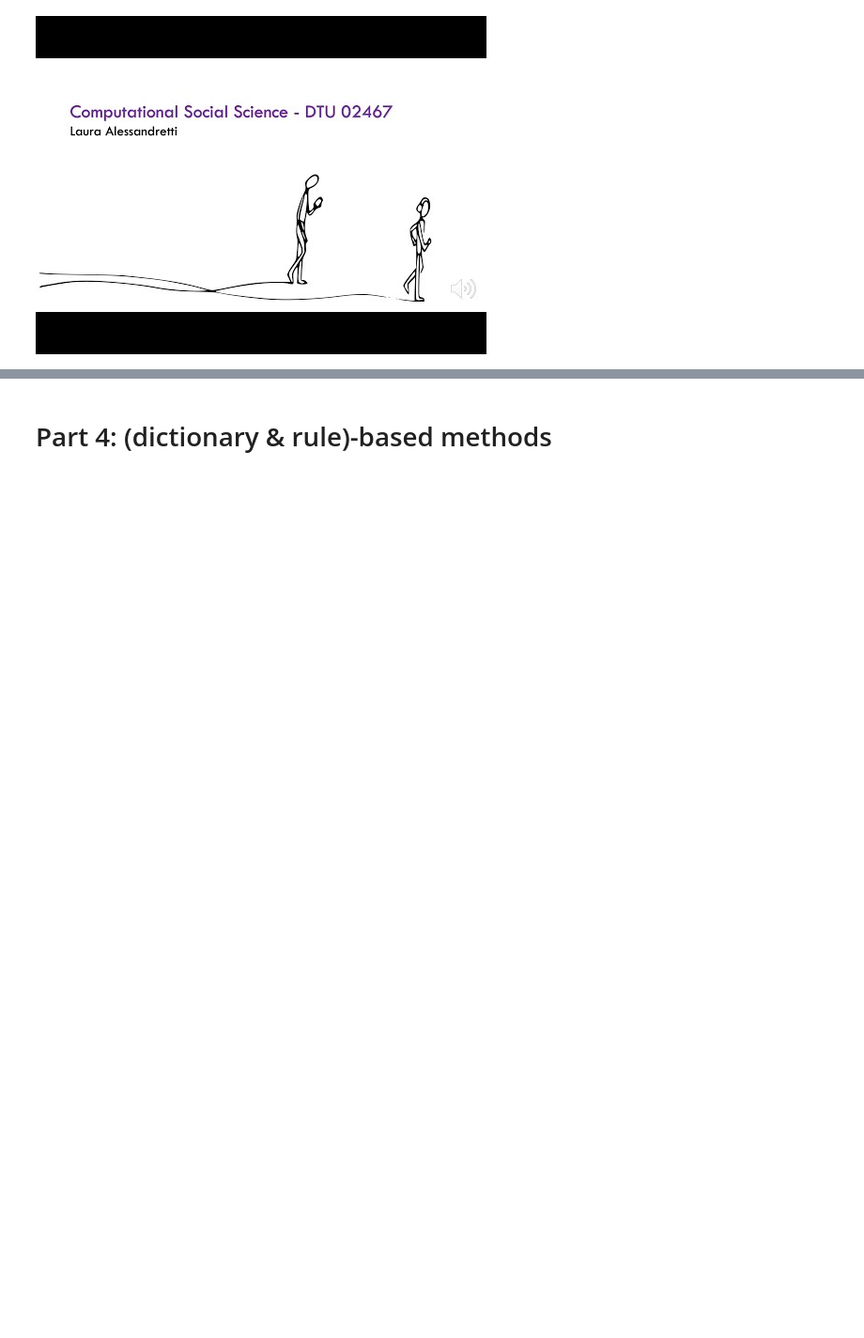
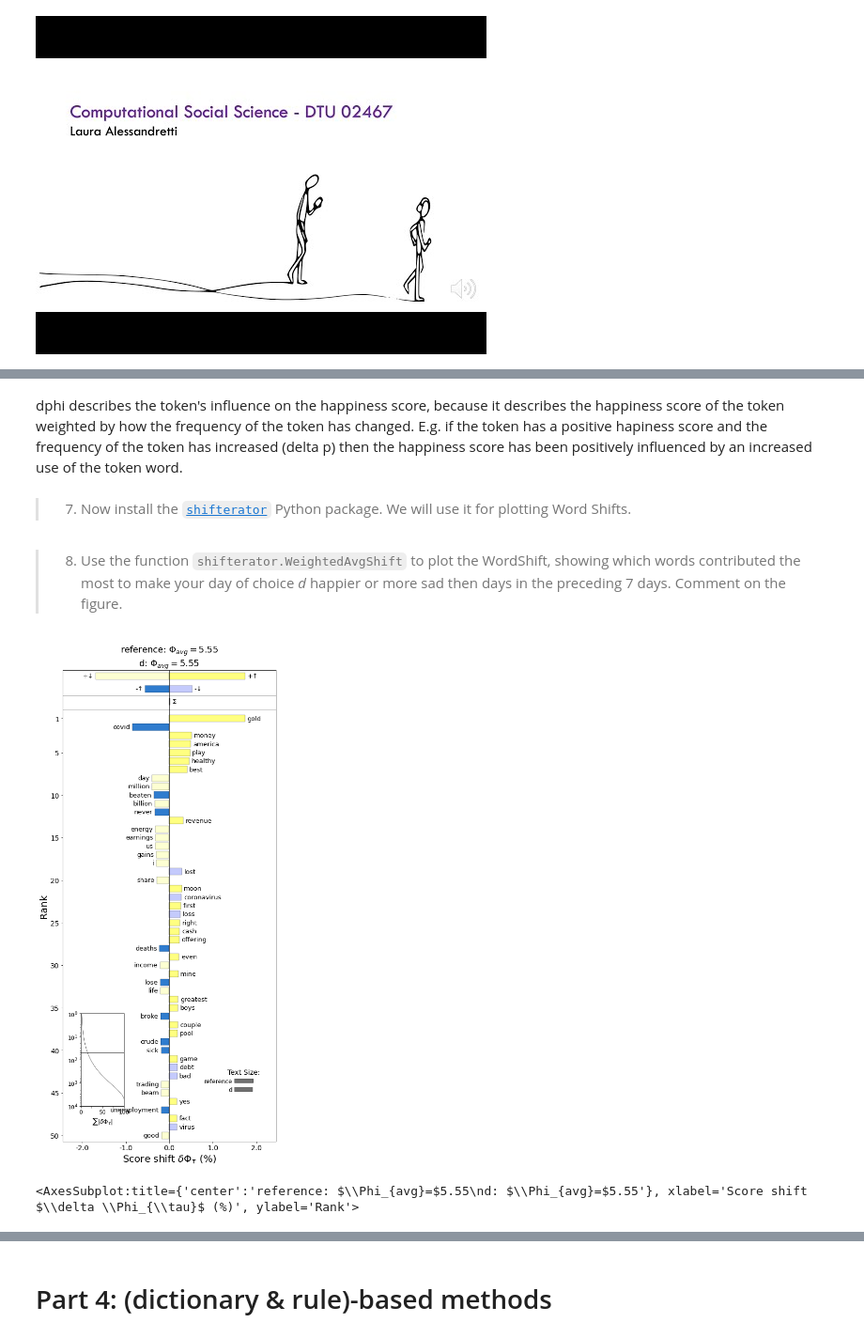
Before and after one commit to wdmdev/comsocsci2021, a Jupyter notebook: lectures/Week7 answers.ipynb, the cells around one changed output, grey strips where cells are left out. Shown at 94% size. Saved outputs shown, nothing was run; the diff lists cells and outputs as text; code cells hidden in the pictures; blank space fills up the shorter version.

```diff
--- a/lectures/Week7 answers.ipynb
+++ b/lectures/Week7 answers.ipynb
@@ -235,0 +350,6 @@ _Exercise : Creating Word Shifts_
+# %%
+with open('Data/week7/submissions.pkl', 'rb') as subs:
+    submissions = pkl.load(subs)
+submissions.set_index('created_utc', inplace=True)
+
+docs_per_day = submissions.resample('D')['tokens'].apply(lambda x: [t for tokens in x for t in tokens])
@@ -235,0 +361,6 @@ _Exercise : Creating Word Shifts_
+# %%
+import datetime as dt
+
+#Gorge Floyd Murder
+d = pd.to_datetime('2020-05-26', utc=True)
+d_min = d - dt.timedelta(days=7)
@@ -235,0 +369,7 @@ _Exercise : Creating Word Shifts_
+# %%
+import numpy as np
+
+# Tokens on day d
+l = docs_per_day[d]
+td = dt.timedelta(days=7)
+l_ref = np.concatenate(docs_per_day[(docs_per_day.index < d) & (doc_len_per_day.index > d_min)])
@@ -235,0 +378,5 @@ _Exercise : Creating Word Shifts_
+# %%
+from collections import Counter
+
+p = {i[0]: i[1]/len(l) for i in Counter(l).items()}
+p_ref = {i[0]: i[1]/len(l_ref) for i in Counter(l_ref).items()}
@@ -235,0 +422,18 @@ _Exercise : Creating Word Shifts_
+# %% [markdown]
+dphi describes the token's influence on the happiness score, because it describes the happiness score of the token weighted by how the frequency of the token has changed. E.g. if the token has a positive hapiness score and the frequency of the token has increased (delta p) then the happiness score has been positively influenced by an increased use of the token word.
+# %% [markdown]
+>    7. Now install the [``shifterator``](https://shifterator.readthedocs.io/en/latest/installation.html) Python package. We will use it for plotting Word Shifts.
+# %% [markdown]
+>    8. Use the function ``shifterator.WeightedAvgShift`` to plot the WordShift, showing which words contributed the most to make your day of choice _d_ happier or more sad then days in the preceding 7 days. Comment on the figure.
+# %%
+import shifterator as sh
+
+sentiment_sh = sh.WeightedAvgShift(type2freq_1=p_ref,
+                                    type2freq_2=p,
+                                    type2score_1= word_happiness_score,
+                                    reference_value=5)
+sentiment_sh.get_shift_graph(detailed=True,
+                                system_names=['reference', 'd'])
+# %% [output]
+[figure, added]
+<AxesSubplot:title={'center':'reference: $\\Phi_{avg}=$5.55\nd: $\\Phi_{avg}=$5.55'}, xlabel='Score shift $\\delta \\Phi_{\\tau}$ (%)', ylabel='Rank'>
```
Also changed, not shown: parts of 64 cells of this notebook, 14 other files.
